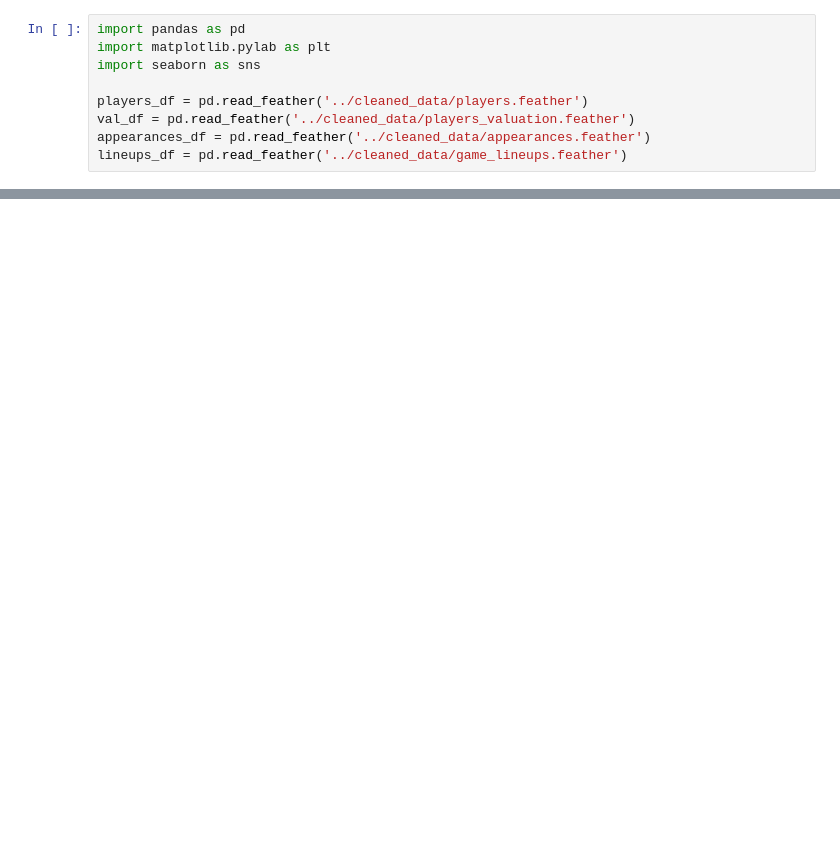
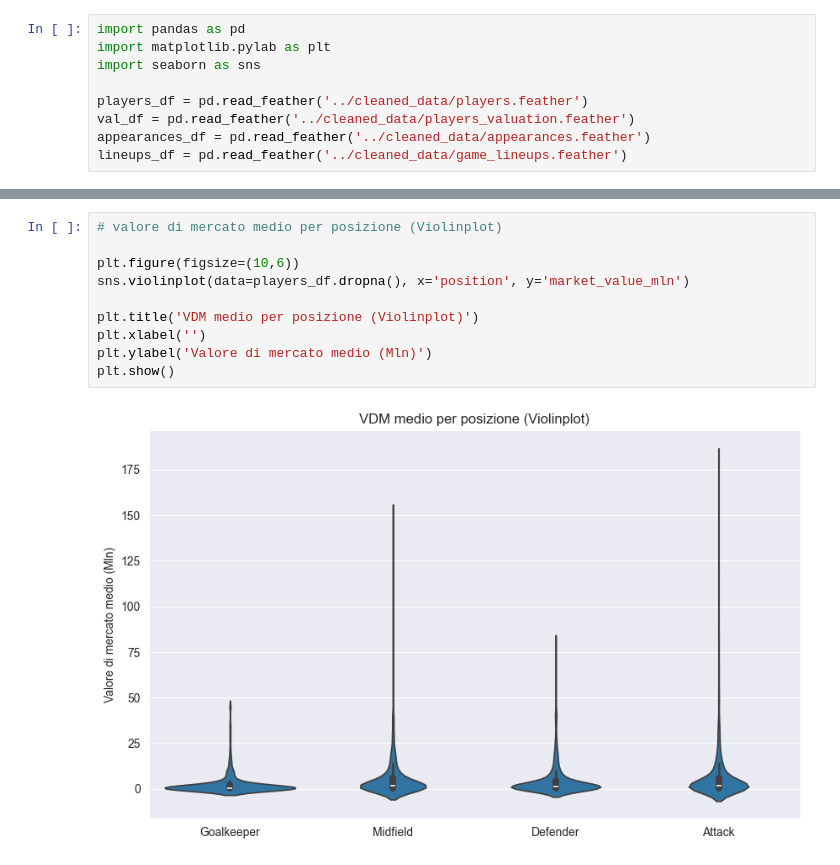
Before and after one commit to RiccardoPili/Football-Data-Analysis, a Jupyter notebook: data_analysis_visualization/player_stats.ipynb, the cells around one changed output, grey strips where cells are left out. Saved outputs shown, nothing was run; the diff lists cells and outputs as text; blank space fills up the shorter version.

```diff
--- a/data_analysis_visualization/player_stats.ipynb
+++ b/data_analysis_visualization/player_stats.ipynb
@@ -25,0 +86,12 @@ players_df
+# %%
+# valore di mercato medio per posizione (Violinplot)
+
+plt.figure(figsize=(10,6))
+sns.violinplot(data=players_df.dropna(), x='position', y='market_value_mln')
+
+plt.title('VDM medio per posizione (Violinplot)')
+plt.xlabel('')
+plt.ylabel('Valore di mercato medio (Mln)')
+plt.show()
+# %% [output]
+[figure, added]
```
Also changed, not shown: parts of 25 cells of this notebook.
